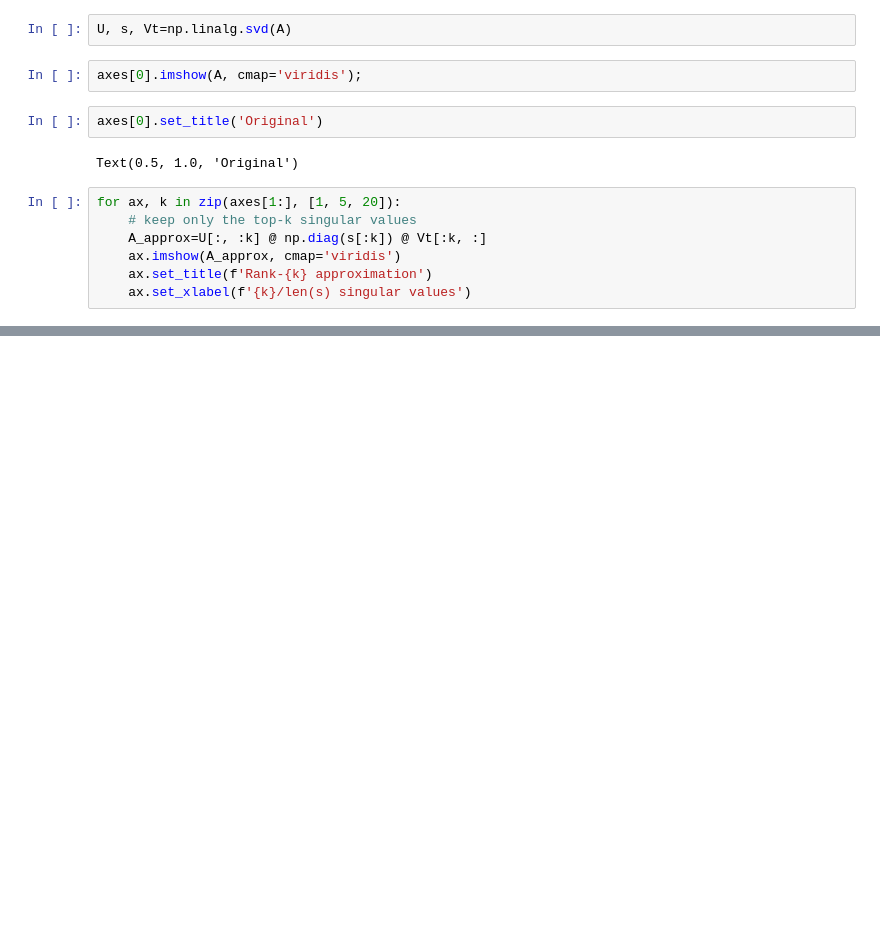
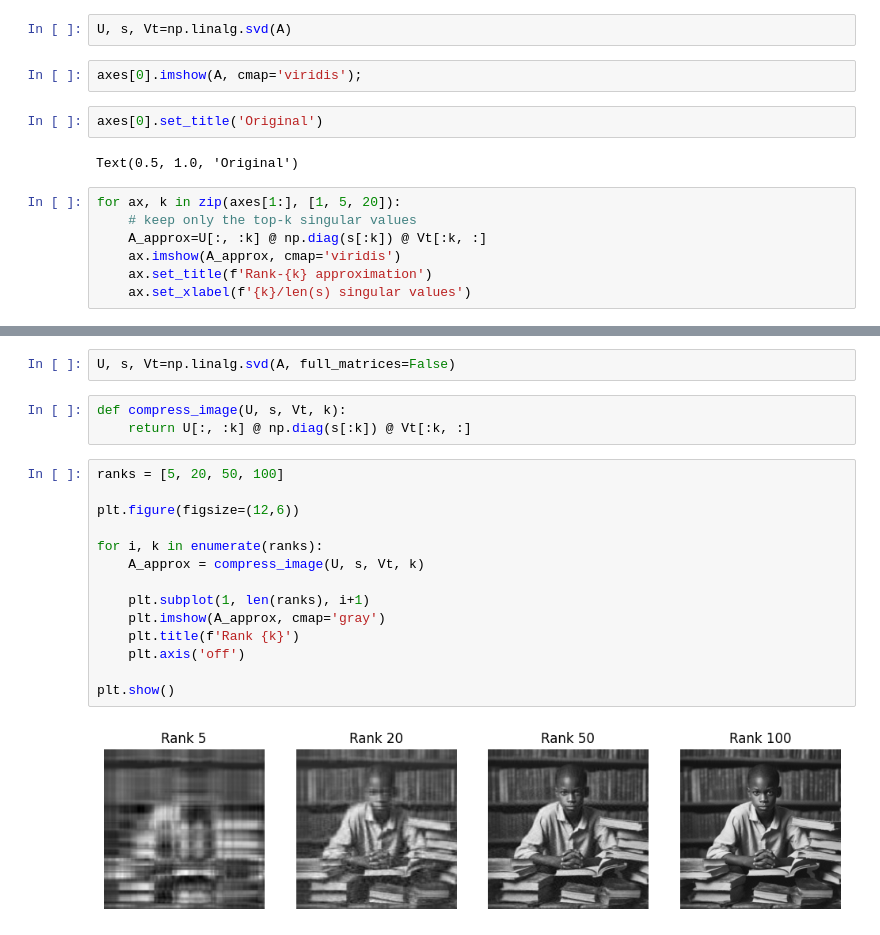
Before and after one commit to iws3/MarkGPT, a Jupyter notebook: modules/module-02/lessons/L07.2_numpy-arrays/numpy_basics_linear_algebra.ipynb, the cells around one changed output, grey strips where cells are left out. Drawn from its saved outputs; the diff is of its cells as text; blank space fills up the shorter version.

```diff
--- a/modules/module-02/lessons/L07.2_numpy-arrays/numpy_basics_linear_algebra.ipynb
+++ b/modules/module-02/lessons/L07.2_numpy-arrays/numpy_basics_linear_algebra.ipynb
@@ -1441,0 +1475,21 @@ _IncompleteInputError: incomplete input (3952406435.py, line 2)
+# %%
+U, s, Vt=np.linalg.svd(A, full_matrices=False)
+# %%
+def compress_image(U, s, Vt, k):
+    return U[:, :k] @ np.diag(s[:k]) @ Vt[:k, :]
+# %%
+ranks = [5, 20, 50, 100]
+
+plt.figure(figsize=(12,6))
+
+for i, k in enumerate(ranks):
+    A_approx = compress_image(U, s, Vt, k)
+
+    plt.subplot(1, len(ranks), i+1)
+    plt.imshow(A_approx, cmap='gray')
+    plt.title(f'Rank {k}')
+    plt.axis('off')
+
+plt.show()
+# %% [output]
+[figure, added]
```
Also changed, not shown: parts of 8 cells of this notebook, 1 other file.
